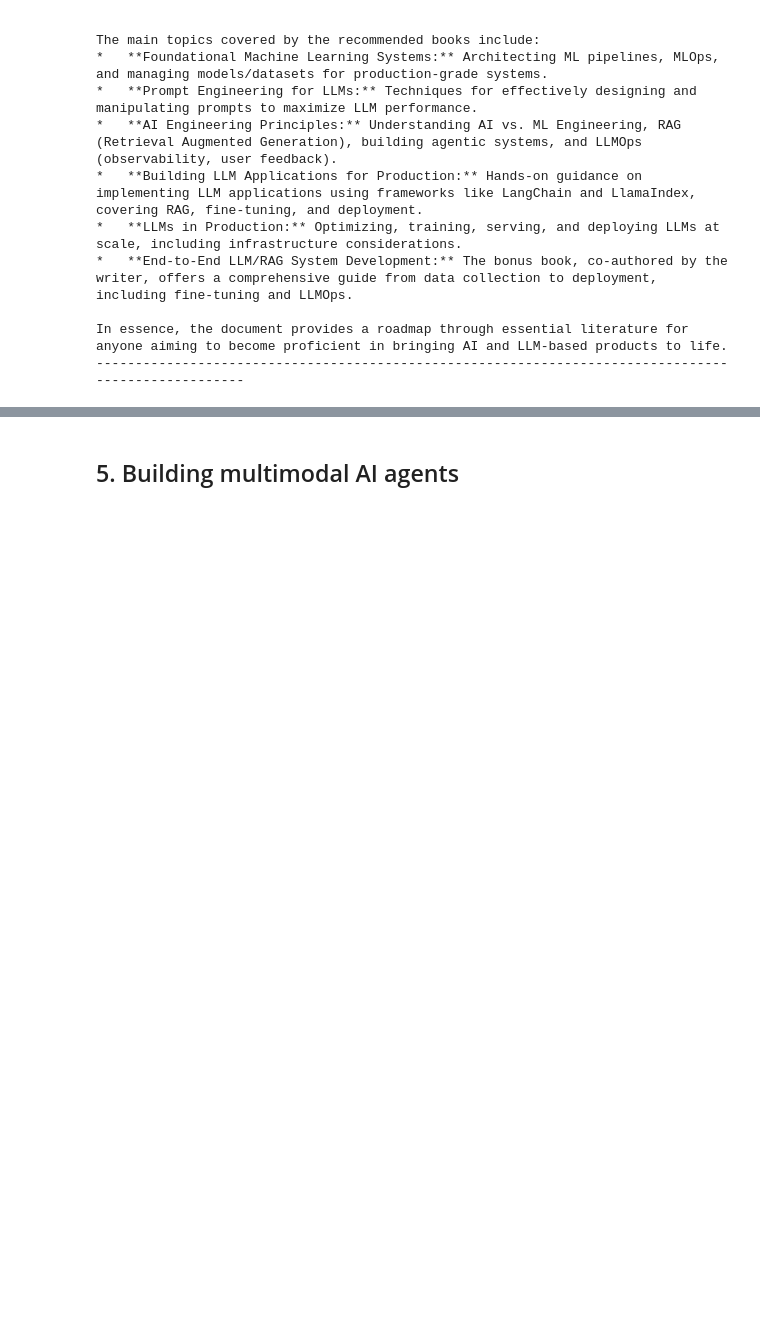
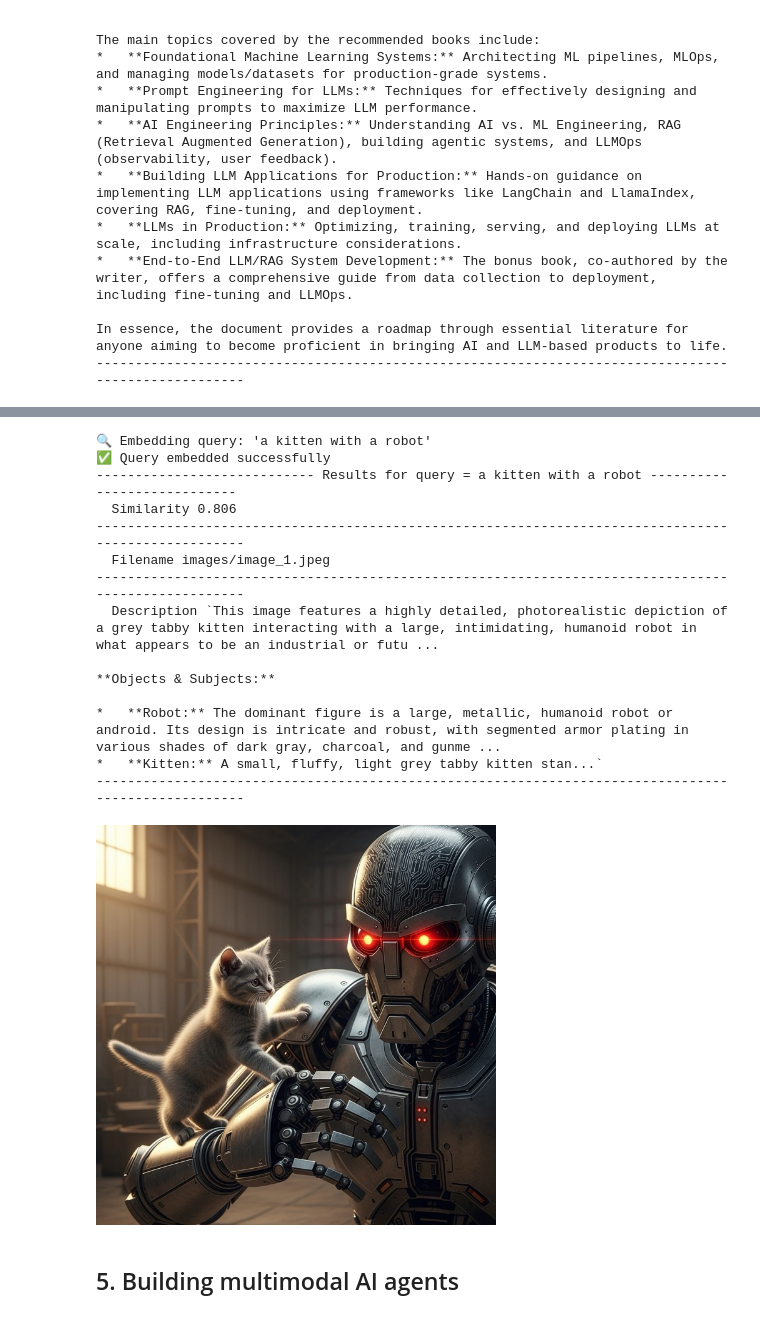
Before and after one commit to shoaibkhanz/agentic-ai-engineering-course, a Jupyter notebook: lessons/11_multimodal/notebook.ipynb, the cells around one changed output, grey strips where cells are left out. Saved outputs shown, nothing was run; the diff lists cells and outputs as text; code cells hidden in the pictures; blank space fills up the shorter version.

```diff
--- a/lessons/11_multimodal/notebook.ipynb
+++ b/lessons/11_multimodal/notebook.ipynb
@@ -627,3 +487,37 @@ A close-up, well-lit shot captures a focused adult...
+# %%
+query = "a kitten with a robot"
+results = search_multimodal(query, all_docs, top_k=1)
+
+if not results:
+    pretty_print.wrapped("❌ No results found", title="❌")
+else:
+    result = results[0]
+
+    pretty_print.wrapped(
+        [
+            f"Similarity {result['similarity']:.3f}",
+            f"Filename {result['filename']}",
+            f"Description `{result['description'][:1000]}...`",
+        ],
+        title=f"Results for query = {query}",
+    )
+    display_image(Path(result["filename"]))
+# %% [output]
+🔍 Embedding query: 'a kitten with a robot'
+✅ Query embedded successfully
+---------------------------- Results for query = a kitten with a robot ----------------------------
+  Similarity 0.806
+----------------------------------------------------------------------------------------------------
+  Filename images/image_1.jpeg
+----------------------------------------------------------------------------------------------------
+  Description `This image features a highly detailed, photorealistic depiction of a grey tabby kitten interacting with a large, intimidating, humanoid robot in what appears to be an industrial or futu ...
+
+**Objects & Subjects:**
+
+*   **Robot:** The dominant figure is a large, metallic, humanoid robot or android. Its design is intricate and robust, with segmented armor plating in various shades of dark gray, charcoal, and gunme ...
+*   **Kitten:** A small, fluffy, light grey tabby kitten stan...`
+----------------------------------------------------------------------------------------------------
+[figure, added]
 # %% [markdown]
 ## 5. Building multimodal AI agents
 # %%
```
Also changed, not shown: parts of 10 cells of this notebook, 10 other files.
